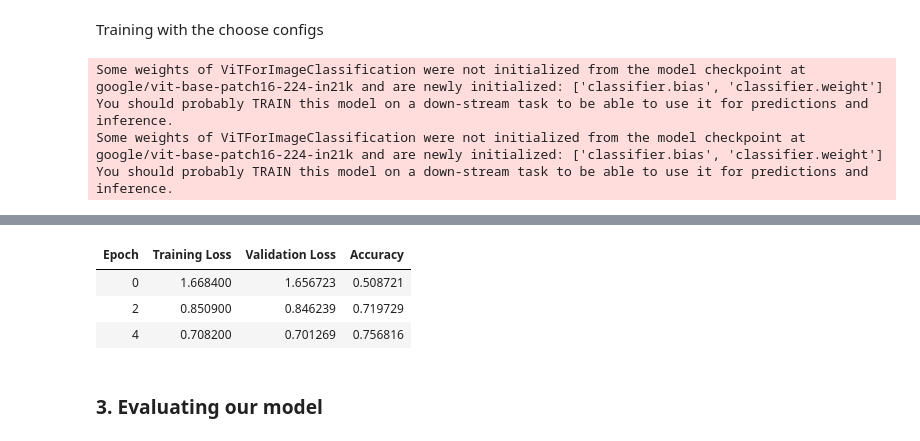
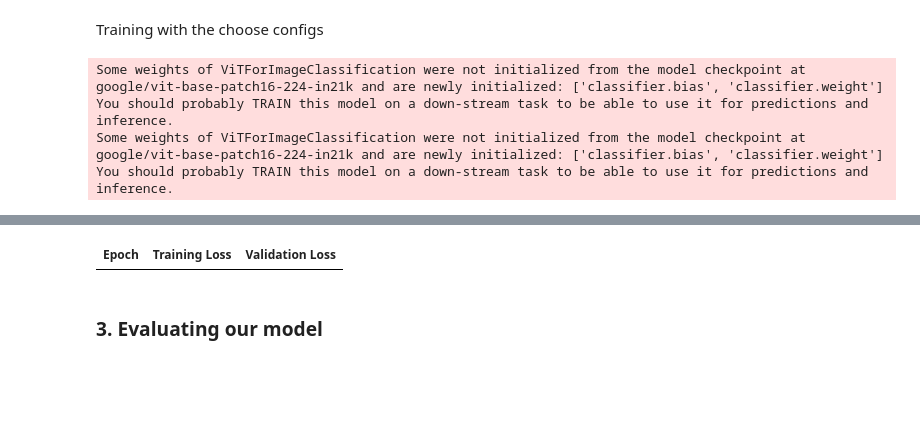
Before and after one commit to matiasfreitas/CV_UC_Project, a Jupyter notebook: CV_Project.ipynb, the cells around one changed output, grey strips where cells are left out. Drawn from its saved outputs; the diff is of its cells as text; code cells hidden in the pictures; blank space fills up the shorter version.

```diff
--- a/CV_Project.ipynb
+++ b/CV_Project.ipynb
@@ -444,9 +441,26 @@ config
 # %% [markdown]
 Training with the choose configs
 # %%
+from transformers import DefaultDataCollator, TrainingArguments, Trainer
+import evaluate
+import numpy as np
+
+#Very simple data collator that simply collates batches of dict-like
+#objects and performs special handling for potential keys named label and label_ids
+data_collator = DefaultDataCollator()
+accuracy = evaluate.load("accuracy")
+
+def compute_metrics(eval_pred):
+
+    predictions, labels = eval_pred
+
+    predictions = np.argmax(predictions, axis=1)
+
+    return accuracy.compute(predictions=predictions, references=labels)
+
 training_args = TrainingArguments(
 
-    output_dir=middle_step,
+    output_dir=final_step,
 
     remove_unused_columns=False,
 
@@ -462,7 +476,7 @@ training_args = TrainingArguments(
 
     per_device_eval_batch_size=16,
 
-    num_train_epochs= config['num_train_epochs'] + 45, #Since the results it's save every epoch,
+    num_train_epochs= config['num_train_epochs'] + 20, #Since the results it's save every epoch,
                                                        #we  can try extra rounds of training
 
     warmup_ratio=0.1,
@@ -506,7 +520,4 @@ You should probably TRAIN this model on a down-stream task to be able to use it
-| Epoch | Training Loss | Validation Loss | Accuracy |
-| 0 | 1.668400 | 1.656723 | 0.508721 |
-| 2 | 0.850900 | 0.846239 | 0.719729 |
-| 4 | 0.708200 | 0.701269 | 0.756816 |
+| Epoch | Training Loss | Validation Loss |
 # %% [markdown]
 ### 3. Evaluating our model
 # %%
```
Also changed, not shown: parts of 11 cells of this notebook.
